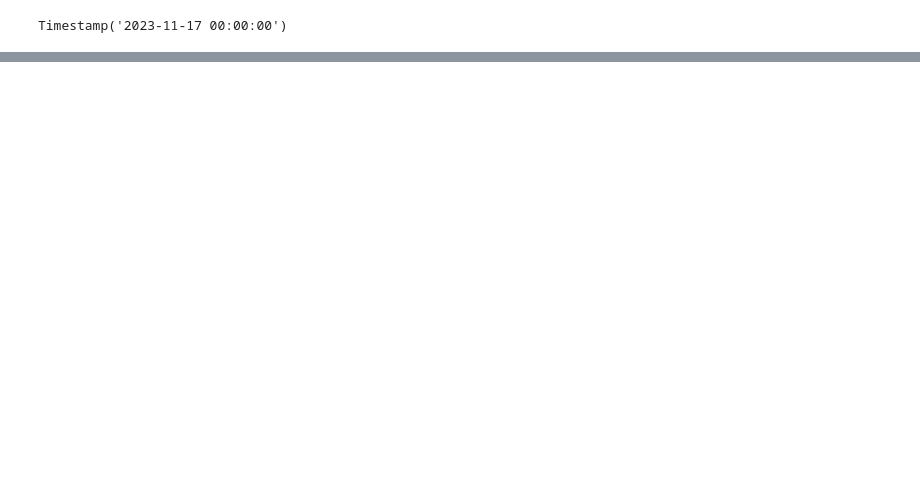
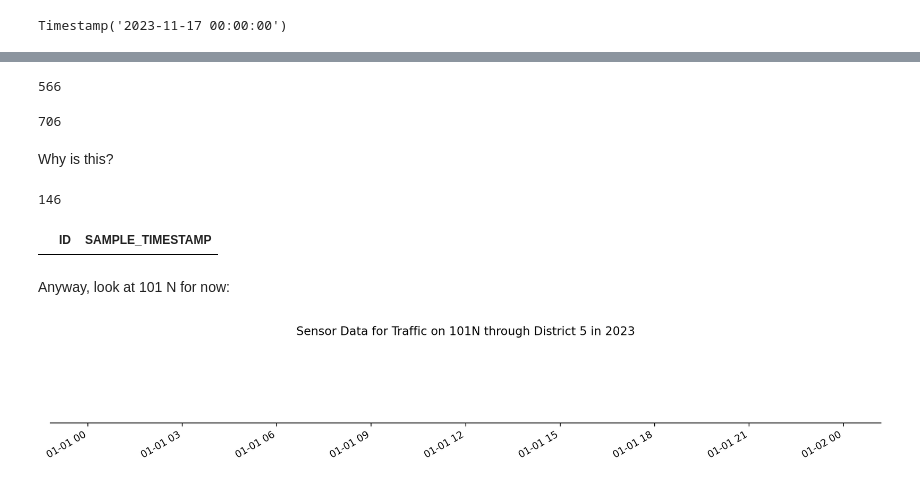
Before and after one commit to cagov/caldata-mdsa-caltrans-pems, a Jupyter notebook: pems/missing_data.ipynb, the cells around one changed output, grey strips where cells are left out. Drawn from its saved outputs; the diff is of its cells as text; code cells hidden in the pictures; blank space fills up the shorter version.

Commit message:
Case Study 1: District 5, Year 2023, pt 3

```diff
--- a/pems/missing_data.ipynb
+++ b/pems/missing_data.ipynb
@@ -197,0 +164,50 @@ KeyboardInterrupt:
+# %%
+# A list of all the station IDs that took data in 2023
+IDs_in_D5_with_2023_data = out['ID'].value_counts().index.to_list();
+len(IDs_in_D5_with_2023_data)
+# %% [output]
+566
+# %%
+# A list of all the station IDs in District 5
+IDs_in_D5 = district_5_recent_version_df["ID"].to_list();
+len(IDs_in_D5)
+# %% [output]
+706
+# %%
+# Find unique values within two lists
+common_values = list(set(IDs_in_D5_with_2023_data).symmetric_difference(set(IDs_in_D5)))
+# %% [markdown]
+Why is this?
+# %%
+len(common_values)
+# %% [output]
+146
+# %%
+out[out["ID"] == common_values[0]]
+# %% [output]
+|  | ID | SAMPLE_TIMESTAMP |
+# %% [markdown]
+Anyway, look at 101 N for now:
+# %%
+merged_df = out.merge(district_5_recent_version_df, on=['ID'], how='left')
+# %%
+dates = merged_df[merged_df["ID"] == common_values[0]].sort_values(["SAMPLE_TIMESTAMP"]).reset_index(drop=True)
+# %%
+# Create figure and plot a stem plot with the date
+fig, ax = plt.subplots(figsize=(12, 2), layout="constrained")
+ax.set(title="Sensor Data for Traffic on 101N through District 5 in 2023")
+
+# Plot timeline
+dates = dates["SAMPLE_TIMESTAMP"]
+ax.plot(dates, np.zeros_like(dates), "-o", color="blue", markerfacecolor="blue")  # Baseline and markers on it.
+
+# Plot labels
+plt.setp(ax.get_xticklabels(), rotation=30, ha="right")
+
+# Remove y-axis and spines
+ax.yaxis.set_visible(False)
+ax.spines[["left", "top", "right"]].set_visible(False)
+
+plt.show()
+# %% [output]
+[figure, added]
```
Also changed, not shown: parts of 21 cells of this notebook.
